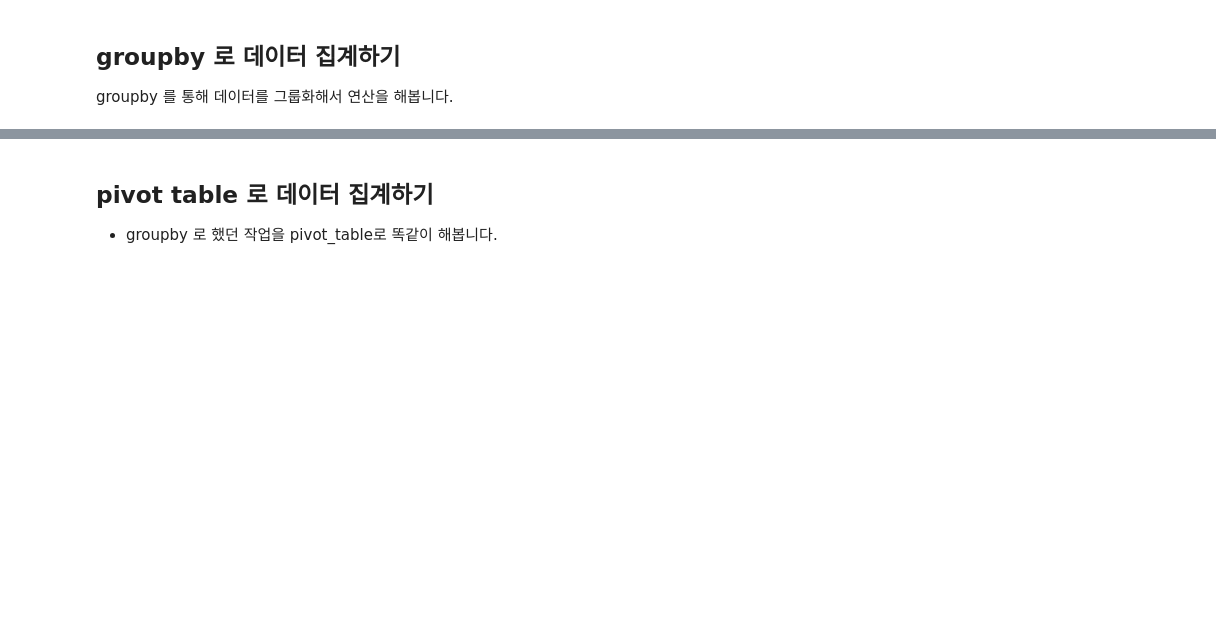
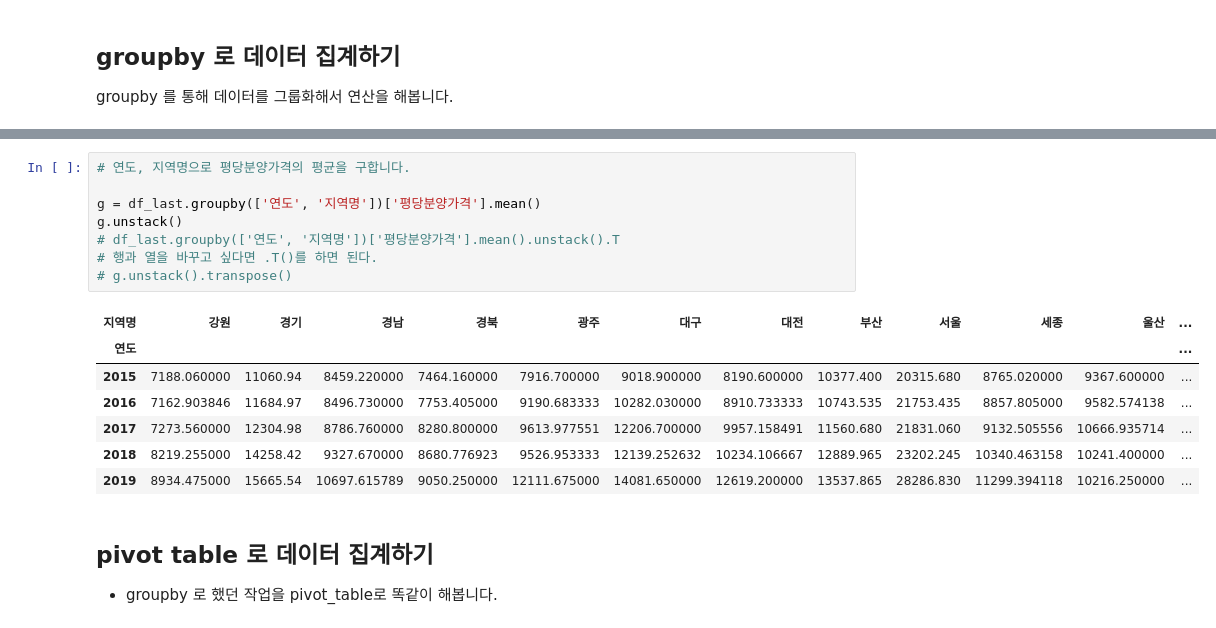
Before and after one commit to kngsujng/Data-Analysis_Study, a Jupyter notebook: open-data-analysis-basic-master/01-apt-price-input.ipynb, the cells around one changed output, grey strips where cells are left out. Cells and saved outputs as stored; diff of their text form; blank space fills up the shorter version.

```diff
--- a/open-data-analysis-basic-master/01-apt-price-input.ipynb
+++ b/open-data-analysis-basic-master/01-apt-price-input.ipynb
@@ -464,3 +454,19 @@ Name: 평당분양가격, Length: 85, dtype: float64
+# %%
+# 연도, 지역명으로 평당분양가격의 평균을 구합니다.
+
+g = df_last.groupby(['연도', '지역명'])['평당분양가격'].mean()
+g.unstack()
+# df_last.groupby(['연도', '지역명'])['평당분양가격'].mean().unstack().T
+# 행과 열을 바꾸고 싶다면 .T()를 하면 된다.
+# g.unstack().transpose()
+# %% [output]
+| 지역명 | 강원 | 경기 | 경남 | 경북 | 광주 | 대구 | 대전 | 부산 | 서울 | 세종 | 울산 | ... |
+| 연도 |  |  |  |  |  |  |  |  |  |  |  | ... |
+| 2015 | 7188.060000 | 11060.94 | 8459.220000 | 7464.160000 | 7916.700000 | 9018.900000 | 8190.600000 | 10377.400 | 20315.680 | 8765.020000 | 9367.600000 | ... |
+| 2016 | 7162.903846 | 11684.97 | 8496.730000 | 7753.405000 | 9190.683333 | 10282.030000 | 8910.733333 | 10743.535 | 21753.435 | 8857.805000 | 9582.574138 | ... |
+| 2017 | 7273.560000 | 12304.98 | 8786.760000 | 8280.800000 | 9613.977551 | 12206.700000 | 9957.158491 | 11560.680 | 21831.060 | 9132.505556 | 10666.935714 | ... |
+| 2018 | 8219.255000 | 14258.42 | 9327.670000 | 8680.776923 | 9526.953333 | 12139.252632 | 10234.106667 | 12889.965 | 23202.245 | 10340.463158 | 10241.400000 | ... |
+| 2019 | 8934.475000 | 15665.54 | 10697.615789 | 9050.250000 | 12111.675000 | 14081.650000 | 12619.200000 | 13537.865 | 28286.830 | 11299.394118 | 10216.250000 | ... |
 # %% [markdown]
 ## pivot table 로 데이터 집계하기
 * groupby 로 했던 작업을 pivot_table로 똑같이 해봅니다.
```
Also changed, not shown: parts of 28 cells of this notebook.
